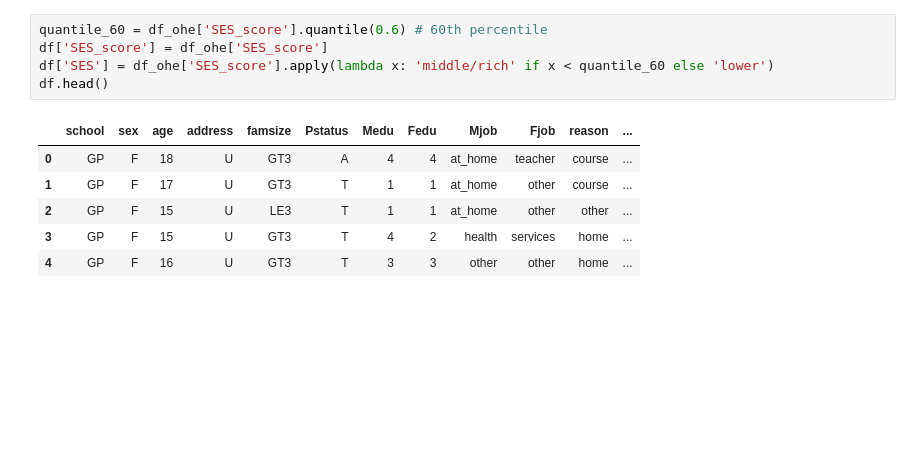
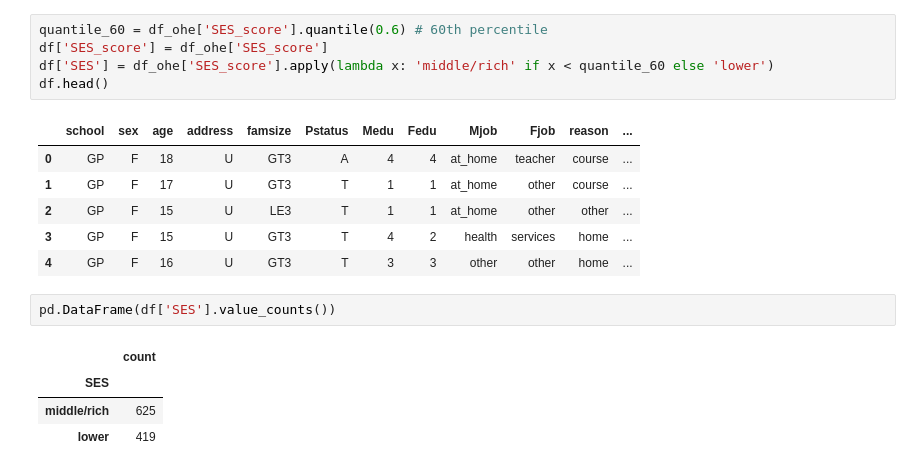
Before and after one commit to CasperAntonPoulsen/AlgoFainessExam, a Jupyter notebook: src/ses_inference.ipynb, the cells around one changed output. Saved outputs shown, nothing was run; the diff lists cells and outputs as text; blank space fills up the shorter version.

```diff
--- a/src/ses_inference.ipynb
+++ b/src/ses_inference.ipynb
@@ -272,5 +321,12 @@ df.head()
 | 2 | GP | F | 15 | U | LE3 | T | 1 | 1 | at_home | other | other | ... |
 | 3 | GP | F | 15 | U | GT3 | T | 4 | 2 | health | services | home | ... |
 | 4 | GP | F | 16 | U | GT3 | T | 3 | 3 | other | other | home | ... |
+# %%
+pd.DataFrame(df['SES'].value_counts())
+# %% [output]
+|  | count |
+| SES |  |
+| middle/rich | 625 |
+| lower | 419 |
 # %%
 # check that the rich/middle has higher grades than the lower class
```
Also changed, not shown: parts of 9 cells of this notebook, 8 other files.
